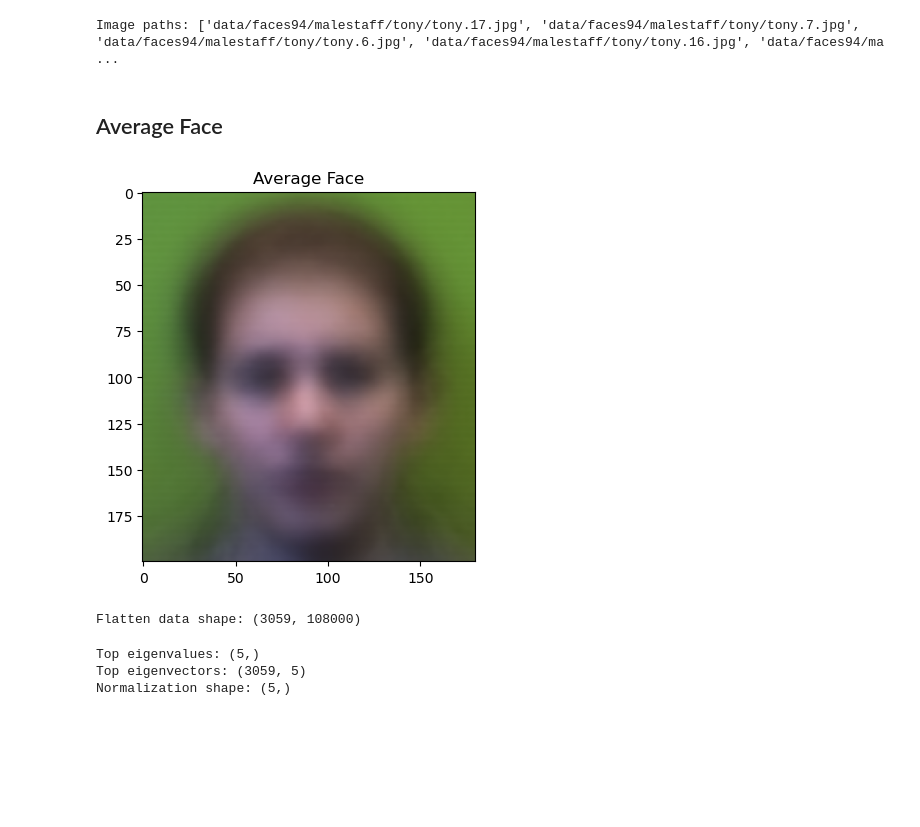
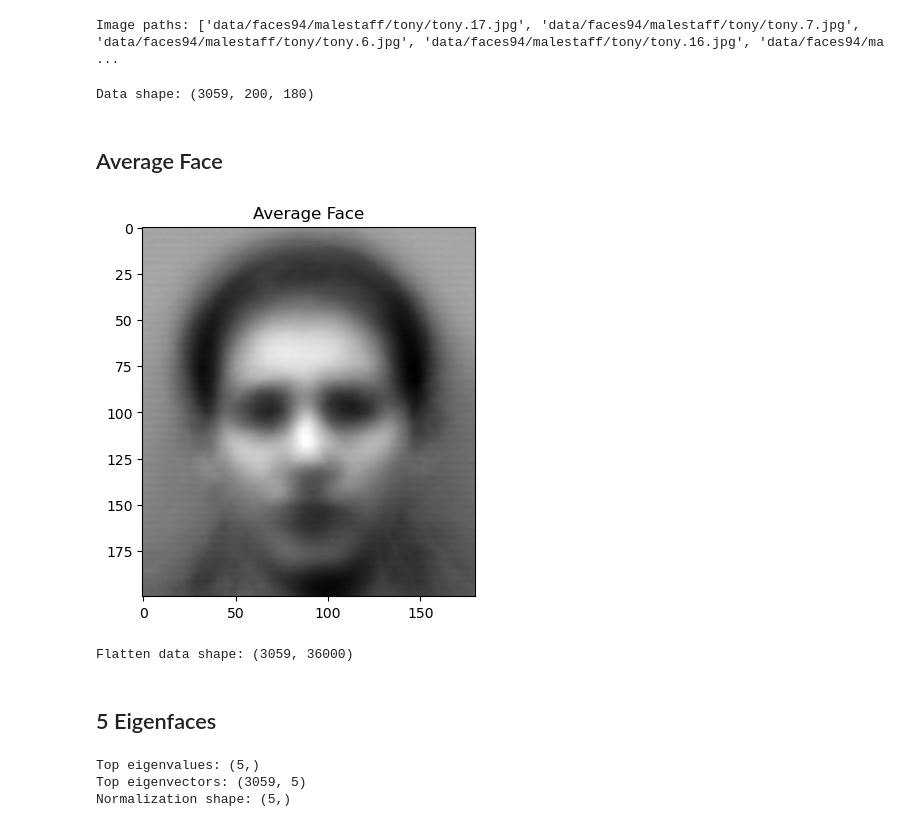
Before and after one commit to shalev-habany/CV_training, a Jupyter notebook: data_science/4_dimentionality_reduction/pca.ipynb, the cells around one changed output. Drawn from its saved outputs; the diff is of its cells as text; code cells hidden in the pictures; blank space fills up the shorter version.

```diff
--- a/data_science/4_dimentionality_reduction/pca.ipynb
+++ b/data_science/4_dimentionality_reduction/pca.ipynb
@@ -12,26 +15,31 @@ Image paths: ['data/faces94/malestaff/tony/tony.17.jpg', 'data/faces94/malestaff
 def load_data(files):
     images = []
     for file in files:
-        img = cv2.imread(file)
+        img = cv2.imread(file, cv2.IMREAD_GRAYSCALE)
         images.append(img)
     return images
 # %%
 data = load_data(files)
 data_arr = np.array(data)
+print("Data shape:", data_arr.shape)
+# %% [output]
+Data shape: (3059, 200, 180)
 # %% [markdown]
 ## Average Face
 # %%
 average_face = np.mean(data_arr, axis=0).astype(np.uint8)
-plt.imshow(cv2.cvtColor(average_face, cv2.COLOR_BGR2RGB))
+plt.imshow(average_face, cmap='gray')
 plt.title("Average Face")
 plt.show()
 # %% [output]
-[figure, old version]
+[figure, new version]
 # %%
 flatten_data = data_arr.reshape(data_arr.shape[0], -1)
 print("Flatten data shape:", flatten_data.shape)
 # %% [output]
-Flatten data shape: (3059, 108000)
+Flatten data shape: (3059, 36000)
+# %% [markdown]
+## 5 Eigenfaces
 # %%
 def pca(X, n_components):
     mean = np.mean(X, axis=0)
```
Also changed, not shown: parts of 28 cells of this notebook, 2 other files.
